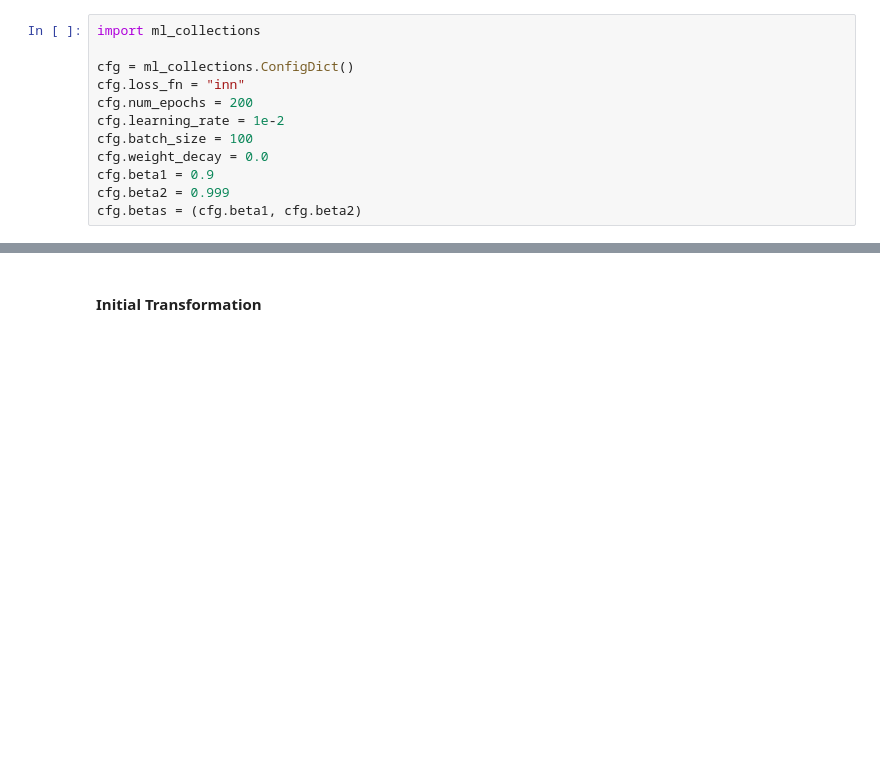
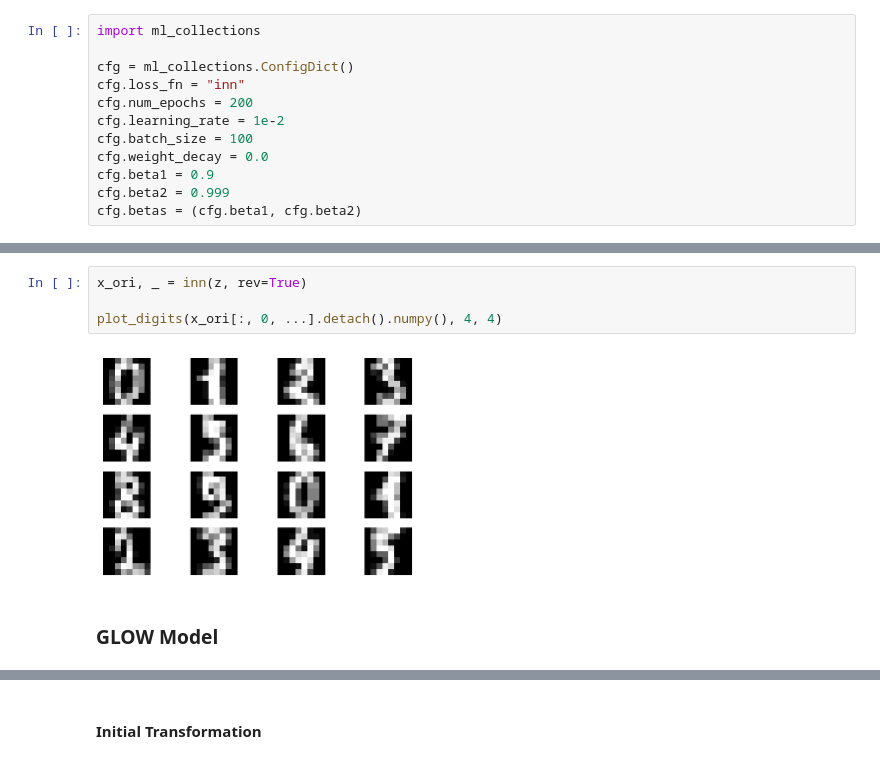
Before and after one commit to IPL-UV/gaussflow, a Jupyter notebook: docs/assets/demo/pytorch_nf_freia_mnist.ipynb, the cells around one changed output, grey strips where cells are left out. Drawn from its saved outputs; the diff is of its cells as text; blank space fills up the shorter version.

```diff
--- a/docs/assets/demo/pytorch_nf_freia_mnist.ipynb
+++ b/docs/assets/demo/pytorch_nf_freia_mnist.ipynb
@@ -182,0 +328,8 @@ cfg.betas = (cfg.beta1, cfg.beta2)
+# %%
+x_ori, _ = inn(z, rev=True)
+
+plot_digits(x_ori[:, 0, ...].detach().numpy(), 4, 4)
+# %% [output]
+[figure, added]
+# %% [markdown]
+### GLOW Model
```
Also changed, not shown: parts of 49 cells of this notebook, 4 other files.
